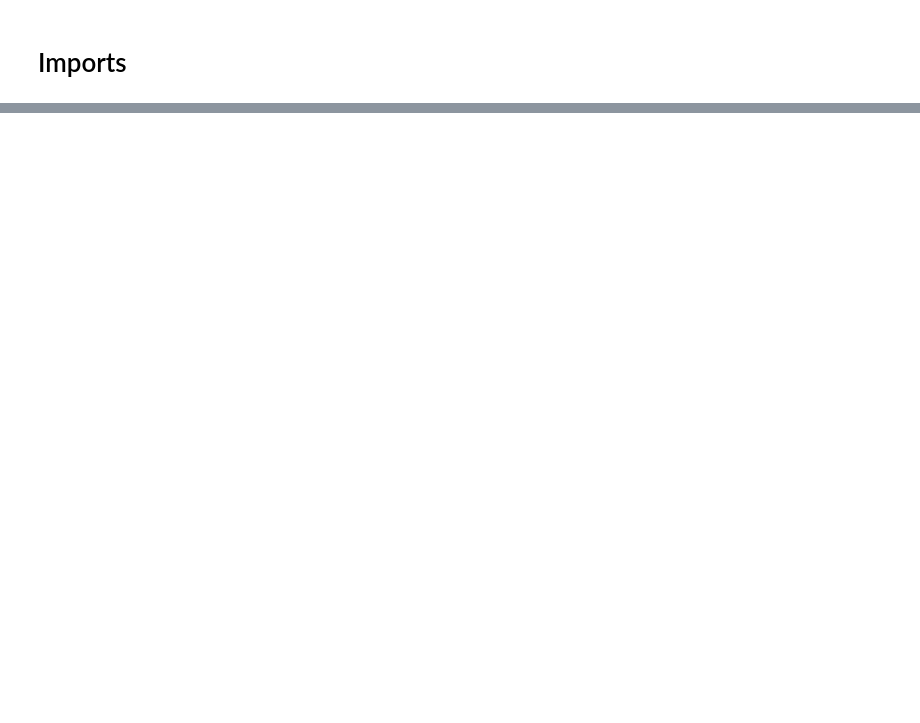
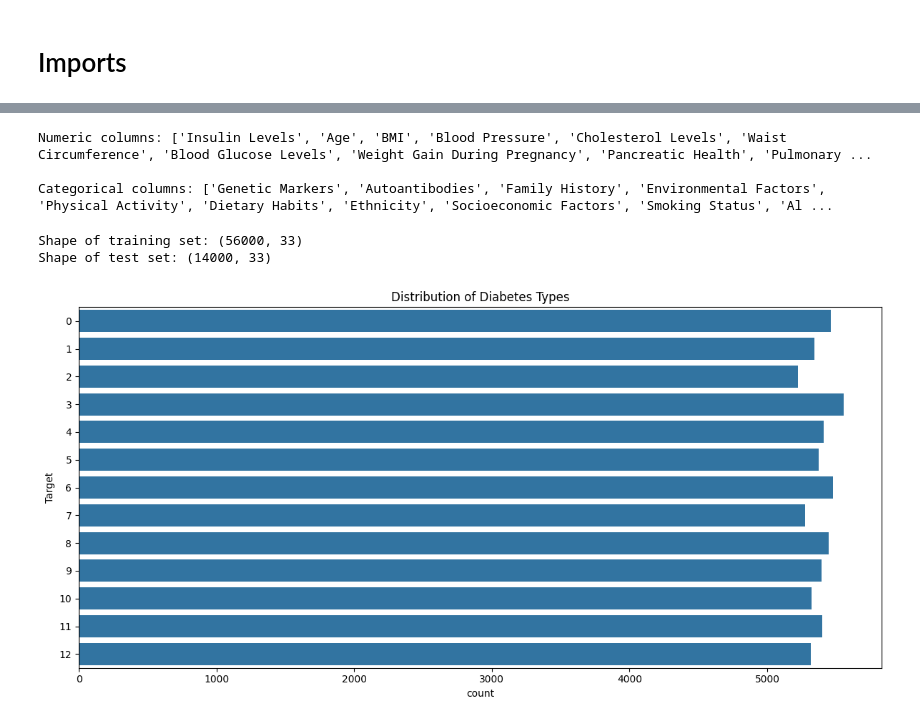
Before and after one commit to Shaurya0108/cs4372, a Jupyter notebook: HW2.ipynb, the cells around one changed output, grey strips where cells are left out. Drawn from its saved outputs; the diff is of its cells as text; code cells hidden in the pictures; blank space fills up the shorter version.

```diff
--- a/HW2.ipynb
+++ b/HW2.ipynb
@@ -442,0 +90,8 @@ Text(0.5, 1.0, 'OLS: Actual vs Predicted')
+# %%
+# Encode the target variable
+from sklearn.preprocessing import LabelEncoder, StandardScaler
+le_target = LabelEncoder()
+df['Target'] = le_target.fit_transform(df['Target'])
+
+print("\nEncoded Target values:")
+print(df['Target'].value_counts())
@@ -442,0 +115,17 @@ Text(0.5, 1.0, 'OLS: Actual vs Predicted')
+# %%
+# Identify numeric and categorical columns
+numeric_columns = df.select_dtypes(include=[np.number]).columns.tolist()
+numeric_columns.remove('Target')  # Remove Target from numeric columns
+categorical_columns = df.select_dtypes(exclude=[np.number]).columns
+
+print("\nNumeric columns:", numeric_columns)
+print("\nCategorical columns:", categorical_columns.tolist())
+# %% [output]
+Numeric columns: ['Insulin Levels', 'Age', 'BMI', 'Blood Pressure', 'Cholesterol Levels', 'Waist Circumference', 'Blood Glucose Levels', 'Weight Gain During Pregnancy', 'Pancreatic Health', 'Pulmonary ...
+
+Categorical columns: ['Genetic Markers', 'Autoantibodies', 'Family History', 'Environmental Factors', 'Physical Activity', 'Dietary Habits', 'Ethnicity', 'Socioeconomic Factors', 'Smoking Status', 'Al ...
+# %%
+# Encode categorical variables
+le = LabelEncoder()
+for col in categorical_columns:
+    df[col] = le.fit_transform(df[col])
@@ -442,0 +134,24 @@ Text(0.5, 1.0, 'OLS: Actual vs Predicted')
+# %%
+# Standardize numerical features
+scaler = StandardScaler()
+df[numeric_columns] = scaler.fit_transform(df[numeric_columns])
+# %%
+# Split the data
+X = df.drop('Target', axis=1)
+y = df['Target']
+X_train, X_test, y_train, y_test = train_test_split(X, y, test_size=0.2, random_state=42)
+
+print("\nShape of training set:", X_train.shape)
+print("Shape of test set:", X_test.shape)
+# %% [output]
+Shape of training set: (56000, 33)
+Shape of test set: (14000, 33)
+# %%
+# Visualize the distribution of the target variable
+plt.figure(figsize=(12, 6))
+sns.countplot(y='Target', data=df)
+plt.title('Distribution of Diabetes Types')
+plt.tight_layout()
+plt.show()
+# %% [output]
+[figure, added]
```
Also changed, not shown: parts of 123 cells of this notebook.
